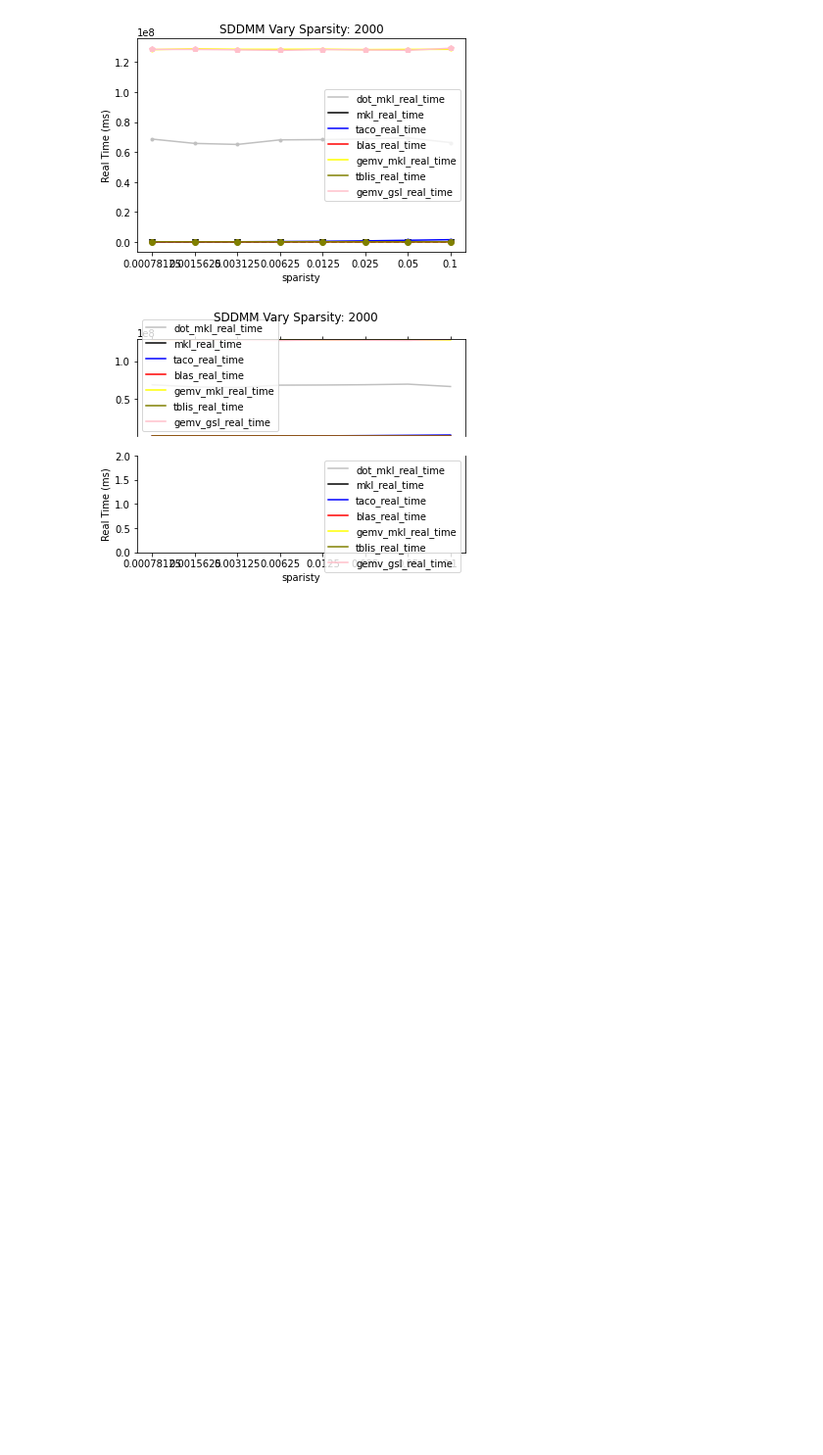
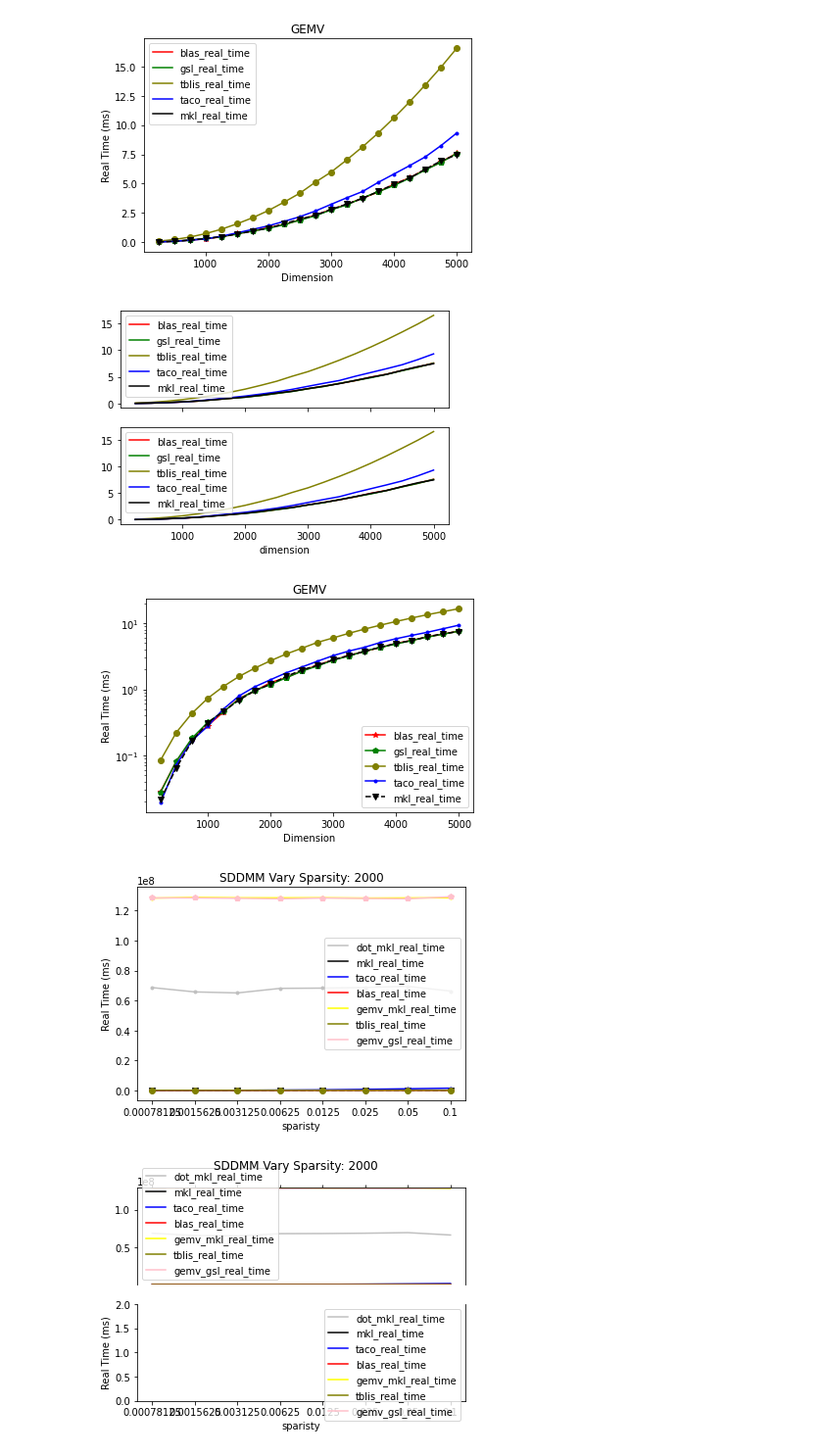
Before and after one commit to tensor-compiler/mosaic-benchmarks, a Jupyter notebook: data-benchmarks/bench-script.ipynb, the cells around one changed output. Shown at 98% size. Saved outputs shown, nothing was run; the diff lists cells and outputs as text; code cells hidden in the pictures; blank space fills up the shorter version.

```diff
--- a/data-benchmarks/bench-script.ipynb
+++ b/data-benchmarks/bench-script.ipynb
@@ -150,3 +146,11 @@ save_plots_seperate("symmgemv", "./", \
+# %%
+save_plots_seperate("gemv", "./", \
+                     ["blas", "gsl", "tblis", "taco", "mkl"],\
+                     "GEMV", 250, 250, 0.5)
+# %% [output]
+[figure, added]
+[figure, added]
+[figure, added]
 # %%
 save_plots_seperate_sparsity("sddmm_varSparsity", "./", \
                              ["dot_mkl", "mkl","taco", "blas", "gemv_mkl", "tblis", "gemv_gsl"], \
```
Also changed, not shown: parts of 4 cells of this notebook, 3 other files.
